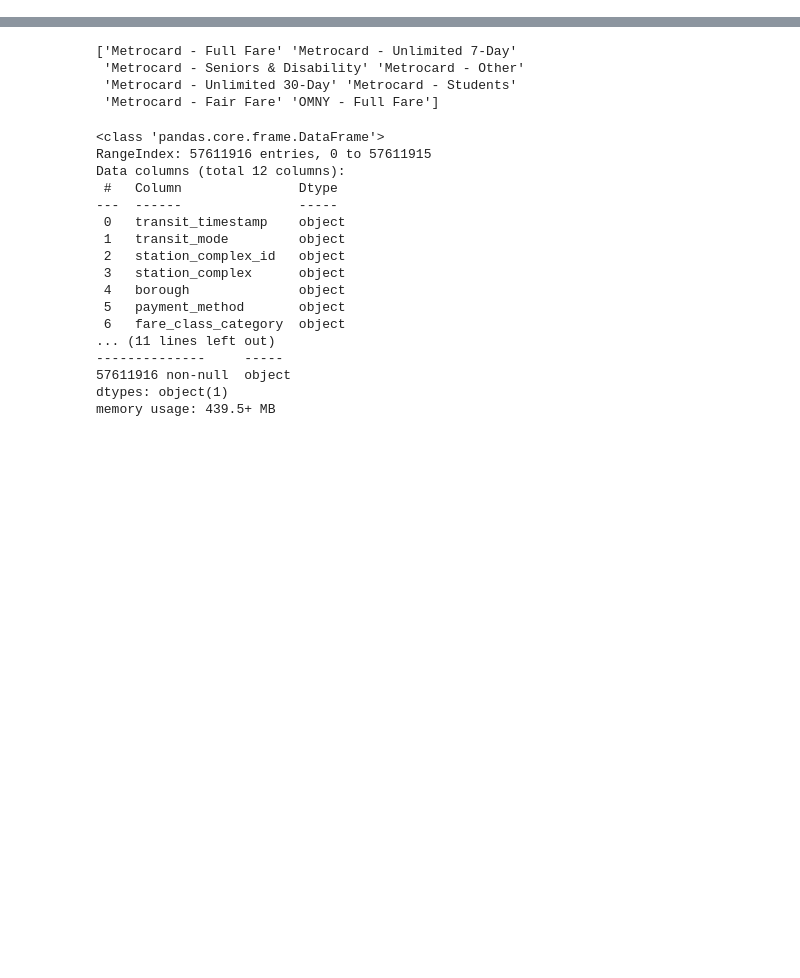
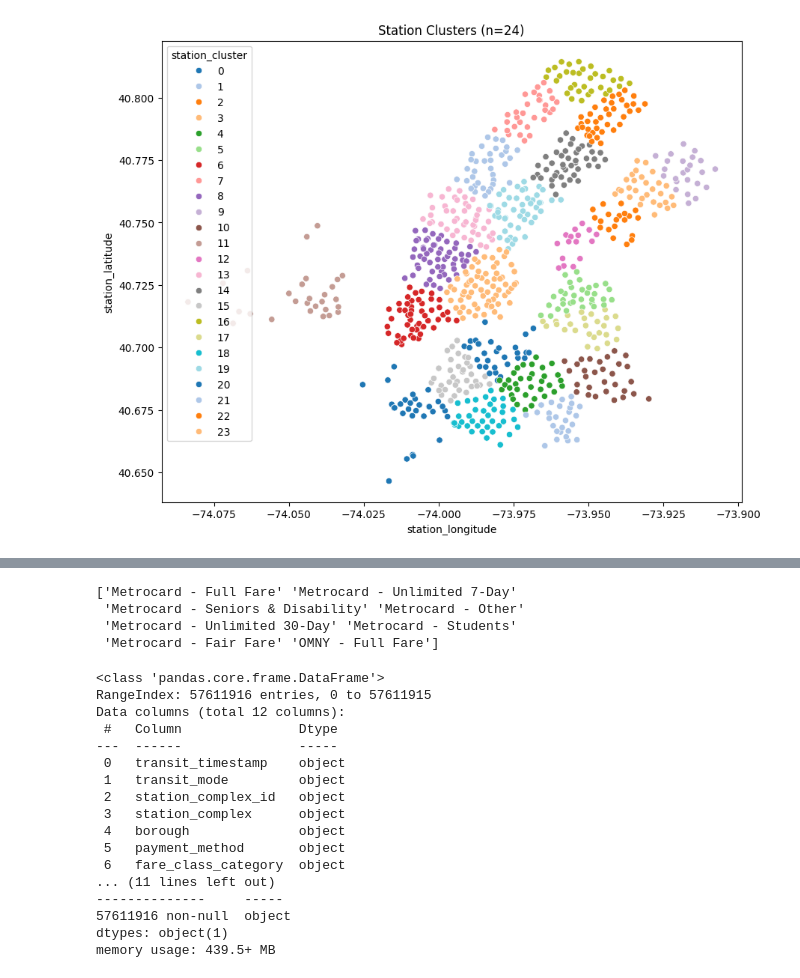
Before and after one commit to GermanButtiero/mobility, a Jupyter notebook: src/Metro_stations.ipynb, the cells around one changed output, grey strips where cells are left out. Saved outputs shown, nothing was run; the diff lists cells and outputs as text; code cells hidden in the pictures; blank space fills up the shorter version.

```diff
--- a/src/Metro_stations.ipynb
+++ b/src/Metro_stations.ipynb
@@ -0,0 +1,22 @@
+# %%
+import pandas as pd
+import numpy as np
+import matplotlib.pyplot as plt
+
+trips = pd.read_csv('../data/processed_trips_2018.csv')
+stations = pd.read_csv('../data/processed_stations_2018.csv')
+# %%
+import seaborn as sns
+def plot_station_clusters(df):
+    n_clusters = len(set(df["station_cluster"]))
+    fig, ax = plt.subplots(figsize=(10, 8))
+    sns.scatterplot(data=df, x='station_longitude', y='station_latitude', hue='station_cluster', palette='tab20', ax=ax)
+    ax.set_title(f'Station Clusters (n={n_clusters})')
+# %%
+from sklearn.cluster import KMeans
+kmeans = KMeans(n_clusters=24)
+kmeans.fit(stations[['station_latitude', 'station_longitude']])
+stations['station_cluster'] = kmeans.labels_
+plot_station_clusters(stations)
+# %% [output]
+[figure, added]
```
Also changed, not shown: parts of 13 cells of this notebook.
